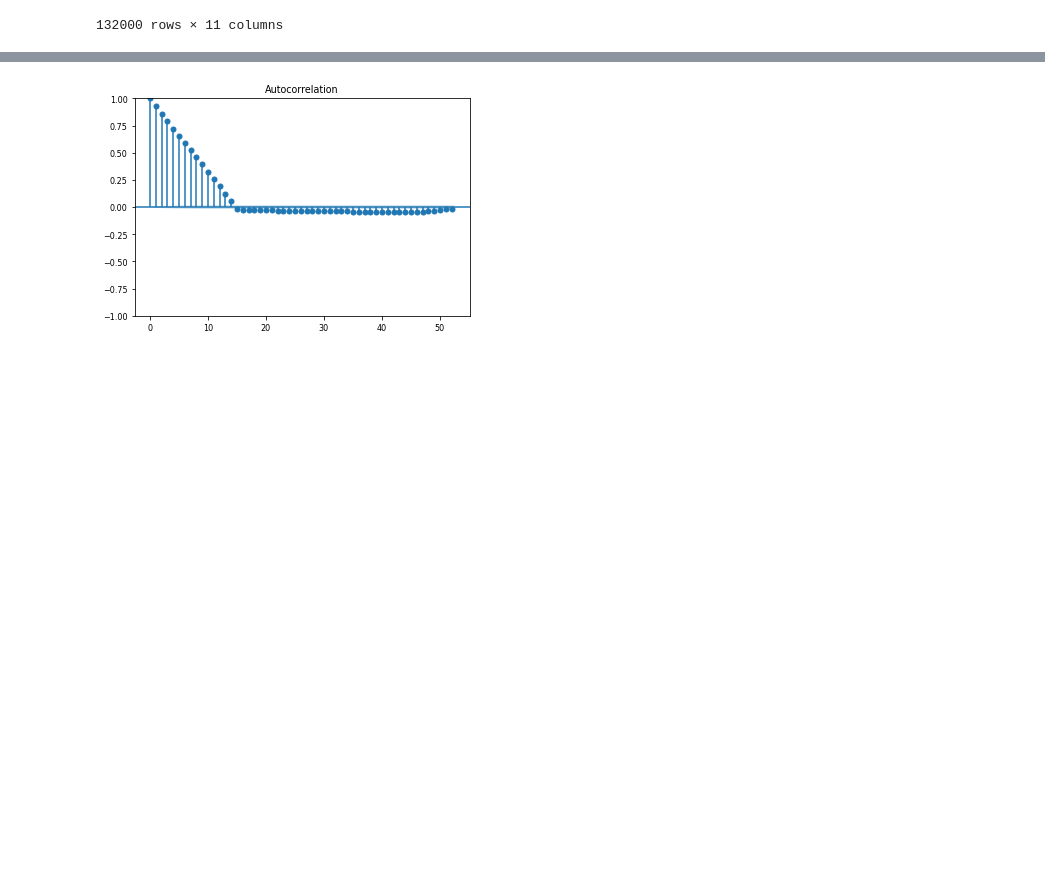
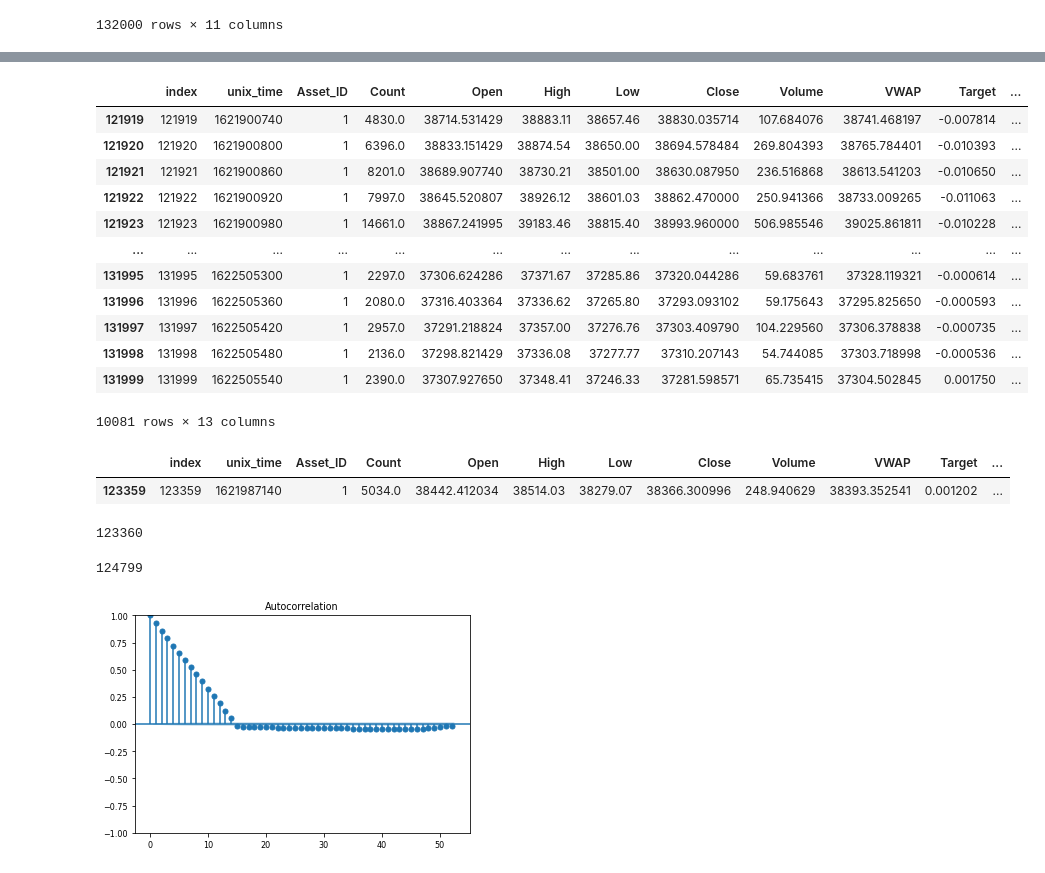
Before and after one commit to tbonar/MSDS-6373-Project, a Jupyter notebook: py_crypto.ipynb, the cells around one changed output, grey strips where cells are left out. Drawn from its saved outputs; the diff is of its cells as text; code cells hidden in the pictures; blank space fills up the shorter version.

```diff
--- a/py_crypto.ipynb
+++ b/py_crypto.ipynb
@@ -23,3 +64,32 @@ train
+# %%
+train[train["r"] >= 121920]
+# %% [output]
+|  | index | unix_time | Asset_ID | Count | Open | High | Low | Close | Volume | VWAP | Target | ... |
+| 121919 | 121919 | 1621900740 | 1 | 4830.0 | 38714.531429 | 38883.11 | 38657.46 | 38830.035714 | 107.684076 | 38741.468197 | -0.007814 | ... |
+| 121920 | 121920 | 1621900800 | 1 | 6396.0 | 38833.151429 | 38874.54 | 38650.00 | 38694.578484 | 269.804393 | 38765.784401 | -0.010393 | ... |
+| 121921 | 121921 | 1621900860 | 1 | 8201.0 | 38689.907740 | 38730.21 | 38501.00 | 38630.087950 | 236.516868 | 38613.541203 | -0.010650 | ... |
+| 121922 | 121922 | 1621900920 | 1 | 7997.0 | 38645.520807 | 38926.12 | 38601.03 | 38862.470000 | 250.941366 | 38733.009265 | -0.011063 | ... |
+| 121923 | 121923 | 1621900980 | 1 | 14661.0 | 38867.241995 | 39183.46 | 38815.40 | 38993.960000 | 506.985546 | 39025.861811 | -0.010228 | ... |
+| ... | ... | ... | ... | ... | ... | ... | ... | ... | ... | ... | ... | ... |
+| 131995 | 131995 | 1622505300 | 1 | 2297.0 | 37306.624286 | 37371.67 | 37285.86 | 37320.044286 | 59.683761 | 37328.119321 | -0.000614 | ... |
+| 131996 | 131996 | 1622505360 | 1 | 2080.0 | 37316.403364 | 37336.62 | 37265.80 | 37293.093102 | 59.175643 | 37295.825650 | -0.000593 | ... |
+| 131997 | 131997 | 1622505420 | 1 | 2957.0 | 37291.218824 | 37357.00 | 37276.76 | 37303.409790 | 104.229560 | 37306.378838 | -0.000735 | ... |
+| 131998 | 131998 | 1622505480 | 1 | 2136.0 | 37298.821429 | 37336.08 | 37277.77 | 37310.207143 | 54.744085 | 37303.718998 | -0.000536 | ... |
+| 131999 | 131999 | 1622505540 | 1 | 2390.0 | 37307.927650 | 37348.41 | 37246.33 | 37281.598571 | 65.735415 | 37304.502845 | 0.001750 | ... |
+10081 rows × 13 columns
+# %%
+train[train["r"] == 123360]
+# %% [output]
+|  | index | unix_time | Asset_ID | Count | Open | High | Low | Close | Volume | VWAP | Target | ... |
+| 123359 | 123359 | 1621987140 | 1 | 5034.0 | 38442.412034 | 38514.03 | 38279.07 | 38366.300996 | 248.940629 | 38393.352541 | 0.001202 | ... |
+# %%
+121920+1440
+# %% [output]
+123360
+# %%
+123359+1440
+# %% [output]
+124799
 # %%
 from statsmodels.graphics.tsaplots import plot_acf
 # %%
```
Also changed, not shown: parts of 5 cells of this notebook, 1 other file.
